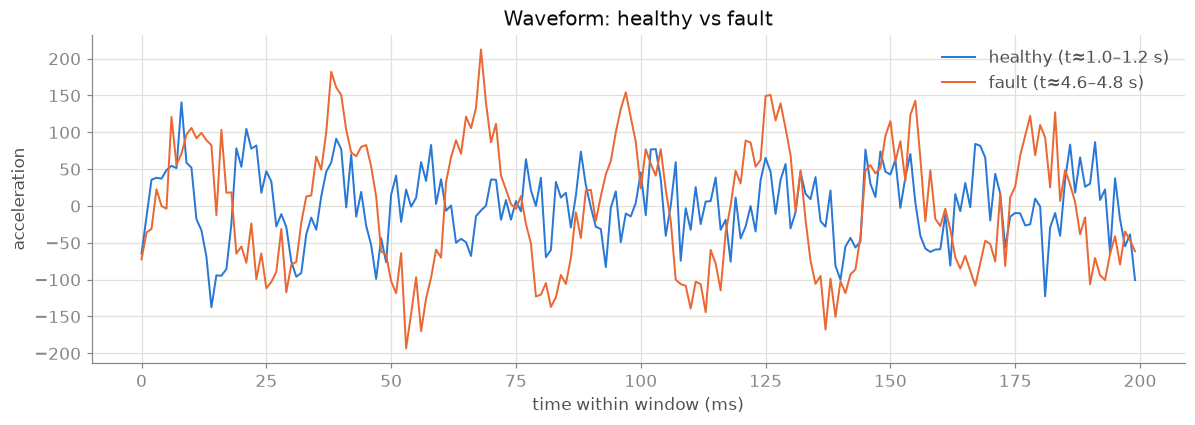
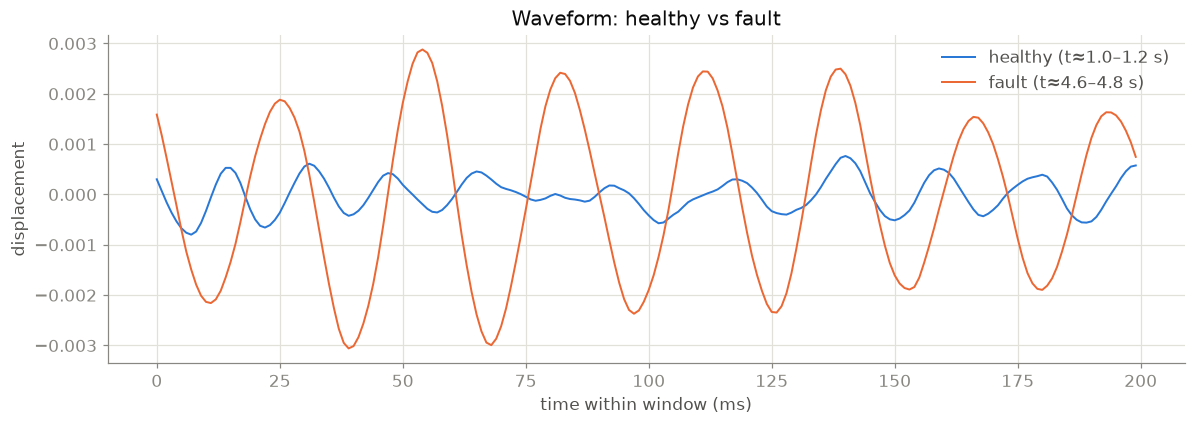
Unified diff of the notebook cell whose output changed from the first chart to the second:
--- before
+++ after
@@ -8,5 +8,5 @@
 ax.plot(th * 1e3, xh, color=BLUE, lw=1.3, label="healthy (t≈1.0–1.2 s)")
 ax.plot(tf * 1e3, xf, color=ORANGE, lw=1.3, label="fault (t≈4.6–4.8 s)")
-ax.set(xlabel="time within window (ms)", ylabel="acceleration",
+ax.set(xlabel="time within window (ms)", ylabel=CHANNEL,
        title="Waveform: healthy vs fault")
 ax.legend(loc="upper right")

Commit: Implement code changes to enhance functionality and improve performance